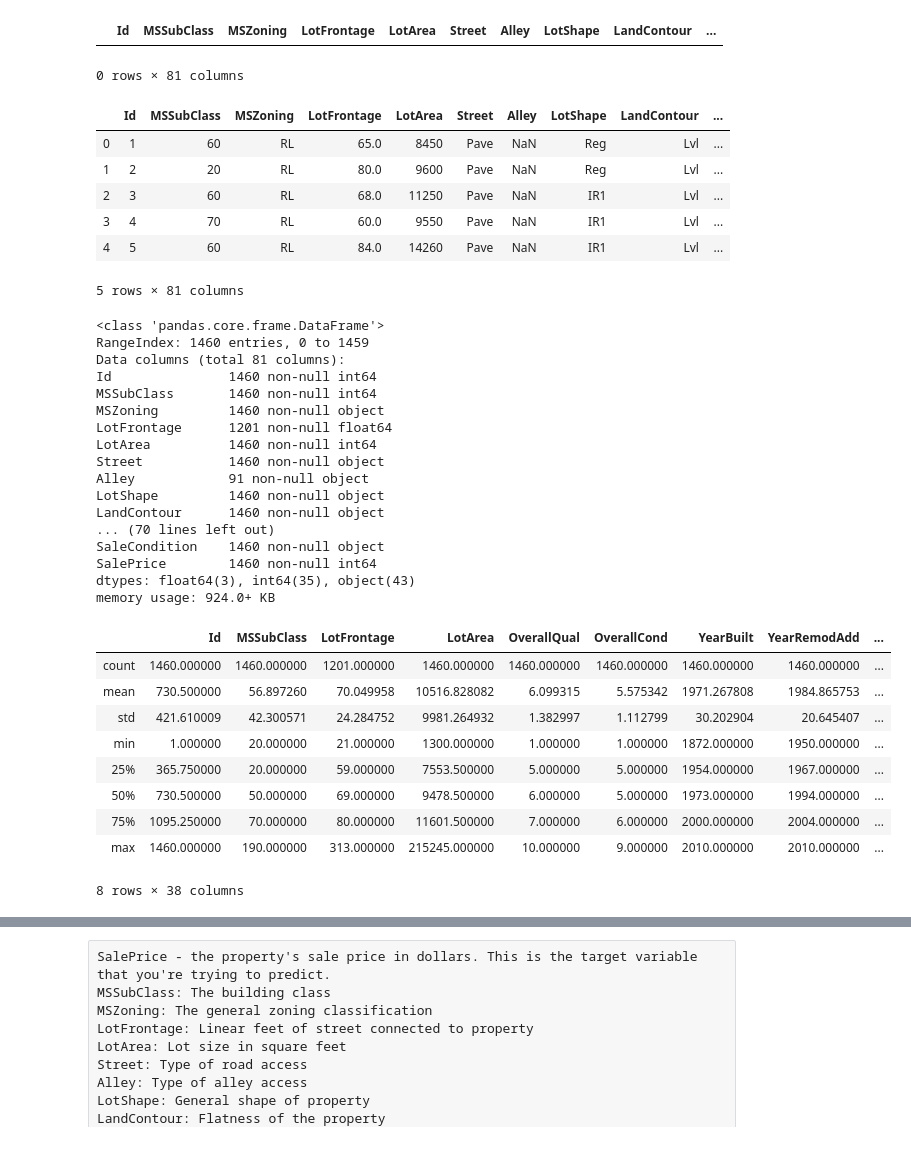
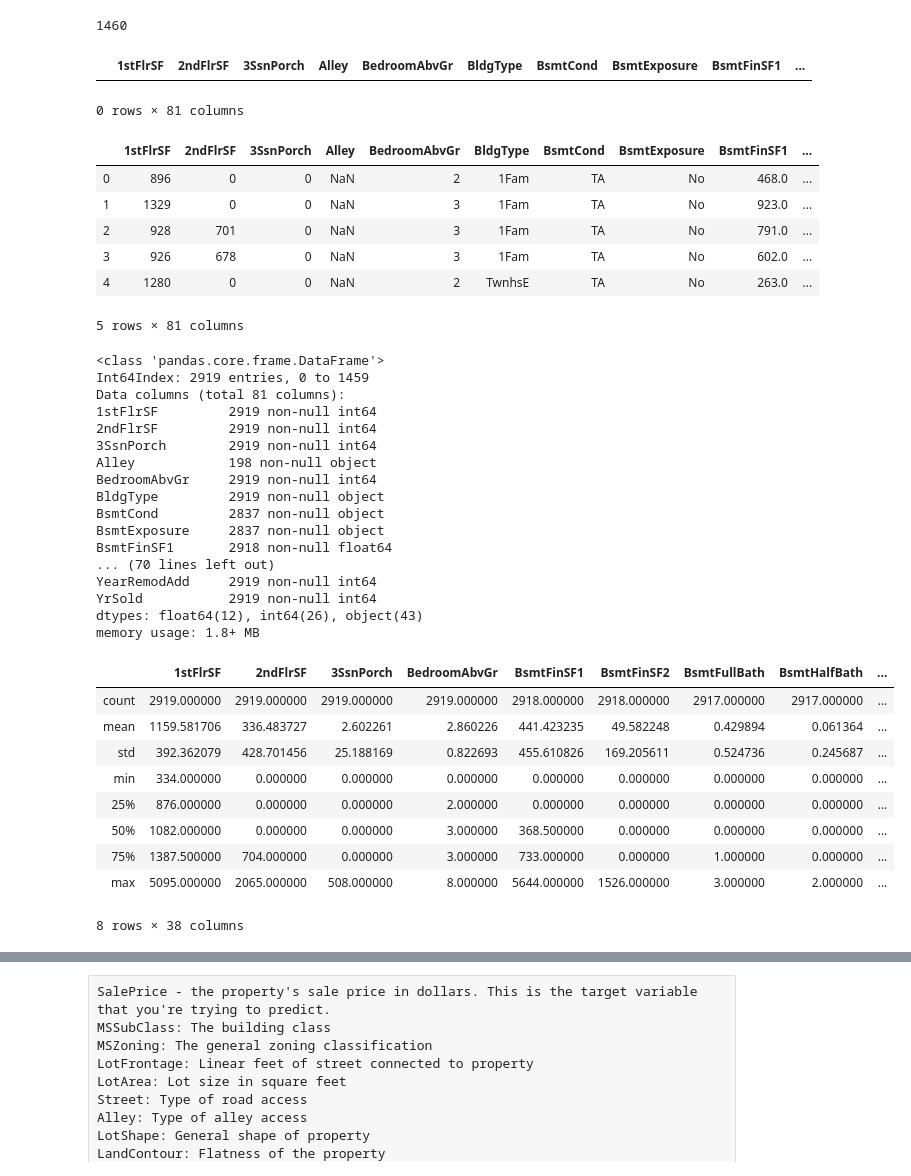
Before and after one commit to miamedra2/House-Prices, a Jupyter notebook: HackDay2.ipynb, the cells around one changed output, grey strips where cells are left out. Saved outputs shown, nothing was run; the diff lists cells and outputs as text; code cells hidden in the pictures.

```diff
--- a/HackDay2.ipynb
+++ b/HackDay2.ipynb
@@ -22,48 +25,54 @@ df_train = pd.read_csv("1533148642_train.csv")
+# %%
+Trainingdatasize
+# %% [output]
+1460
+# %%
+df = df_test.append(df_train)
 # %%
-df_train[df_train.duplicated() ==  True]
+df[df.duplicated() ==  True]
 # %% [output]
-|  | Id | MSSubClass | MSZoning | LotFrontage | LotArea | Street | Alley | LotShape | LandContour | ... |
+|  | 1stFlrSF | 2ndFlrSF | 3SsnPorch | Alley | BedroomAbvGr | BldgType | BsmtCond | BsmtExposure | BsmtFinSF1 | ... |
 0 rows × 81 columns
 # %%
-df_train.head()
+df.head()
 # %% [output]
-|  | Id | MSSubClass | MSZoning | LotFrontage | LotArea | Street | Alley | LotShape | LandContour | ... |
-| 0 | 1 | 60 | RL | 65.0 | 8450 | Pave | NaN | Reg | Lvl | ... |
-| 1 | 2 | 20 | RL | 80.0 | 9600 | Pave | NaN | Reg | Lvl | ... |
-| 2 | 3 | 60 | RL | 68.0 | 11250 | Pave | NaN | IR1 | Lvl | ... |
-| 3 | 4 | 70 | RL | 60.0 | 9550 | Pave | NaN | IR1 | Lvl | ... |
-| 4 | 5 | 60 | RL | 84.0 | 14260 | Pave | NaN | IR1 | Lvl | ... |
+|  | 1stFlrSF | 2ndFlrSF | 3SsnPorch | Alley | BedroomAbvGr | BldgType | BsmtCond | BsmtExposure | BsmtFinSF1 | ... |
+| 0 | 896 | 0 | 0 | NaN | 2 | 1Fam | TA | No | 468.0 | ... |
+| 1 | 1329 | 0 | 0 | NaN | 3 | 1Fam | TA | No | 923.0 | ... |
+| 2 | 928 | 701 | 0 | NaN | 3 | 1Fam | TA | No | 791.0 | ... |
+| 3 | 926 | 678 | 0 | NaN | 3 | 1Fam | TA | No | 602.0 | ... |
+| 4 | 1280 | 0 | 0 | NaN | 2 | TwnhsE | TA | No | 263.0 | ... |
 5 rows × 81 columns
 # %%
-df_train.info()
+df.info()
 # %% [output]
 <class 'pandas.core.frame.DataFrame'>
-RangeIndex: 1460 entries, 0 to 1459
+Int64Index: 2919 entries, 0 to 1459
 Data columns (total 81 columns):
-Id               1460 non-null int64
-MSSubClass       1460 non-null int64
-MSZoning         1460 non-null object
-LotFrontage      1201 non-null float64
-LotArea          1460 non-null int64
-Street           1460 non-null object
-Alley            91 non-null object
-LotShape         1460 non-null object
-LandContour      1460 non-null object
+1stFlrSF         2919 non-null int64
+2ndFlrSF         2919 non-null int64
+3SsnPorch        2919 non-null int64
+Alley            198 non-null object
+BedroomAbvGr     2919 non-null int64
+BldgType         2919 non-null object
+BsmtCond         2837 non-null object
+BsmtExposure     2837 non-null object
+BsmtFinSF1       2918 non-null float64
 ... (70 lines left out)
-SaleCondition    1460 non-null object
-SalePrice        1460 non-null int64
-dtypes: float64(3), int64(35), object(43)
-memory usage: 924.0+ KB
+YearRemodAdd     2919 non-null int64
+YrSold           2919 non-null int64
+dtypes: float64(12), int64(26), object(43)
+memory usage: 1.8+ MB
 # %%
-df_train.describe()
+df.describe()
 # %% [output]
-|  | Id | MSSubClass | LotFrontage | LotArea | OverallQual | OverallCond | YearBuilt | YearRemodAdd | ... |
-| count | 1460.000000 | 1460.000000 | 1201.000000 | 1460.000000 | 1460.000000 | 1460.000000 | 1460.000000 | 1460.000000 | ... |
-| mean | 730.500000 | 56.897260 | 70.049958 | 10516.828082 | 6.099315 | 5.575342 | 1971.267808 | 1984.865753 | ... |
-| std | 421.610009 | 42.300571 | 24.284752 | 9981.264932 | 1.382997 | 1.112799 | 30.202904 | 20.645407 | ... |
-| min | 1.000000 | 20.000000 | 21.000000 | 1300.000000 | 1.000000 | 1.000000 | 1872.000000 | 1950.000000 | ... |
-| 25% | 365.750000 | 20.000000 | 59.000000 | 7553.500000 | 5.000000 | 5.000000 | 1954.000000 | 1967.000000 | ... |
-| 50% | 730.500000 | 50.000000 | 69.000000 | 9478.500000 | 6.000000 | 5.000000 | 1973.000000 | 1994.000000 | ... |
-| 75% | 1095.250000 | 70.000000 | 80.000000 | 11601.500000 | 7.000000 | 6.000000 | 2000.000000 | 2004.000000 | ... |
-| max | 1460.000000 | 190.000000 | 313.000000 | 215245.000000 | 10.000000 | 9.000000 | 2010.000000 | 2010.000000 | ... |
+|  | 1stFlrSF | 2ndFlrSF | 3SsnPorch | BedroomAbvGr | BsmtFinSF1 | BsmtFinSF2 | BsmtFullBath | BsmtHalfBath | ... |
+| count | 2919.000000 | 2919.000000 | 2919.000000 | 2919.000000 | 2918.000000 | 2918.000000 | 2917.000000 | 2917.000000 | ... |
+| mean | 1159.581706 | 336.483727 | 2.602261 | 2.860226 | 441.423235 | 49.582248 | 0.429894 | 0.061364 | ... |
+| std | 392.362079 | 428.701456 | 25.188169 | 0.822693 | 455.610826 | 169.205611 | 0.524736 | 0.245687 | ... |
+| min | 334.000000 | 0.000000 | 0.000000 | 0.000000 | 0.000000 | 0.000000 | 0.000000 | 0.000000 | ... |
+| 25% | 876.000000 | 0.000000 | 0.000000 | 2.000000 | 0.000000 | 0.000000 | 0.000000 | 0.000000 | ... |
+| 50% | 1082.000000 | 0.000000 | 0.000000 | 3.000000 | 368.500000 | 0.000000 | 0.000000 | 0.000000 | ... |
+| 75% | 1387.500000 | 704.000000 | 0.000000 | 3.000000 | 733.000000 | 0.000000 | 1.000000 | 0.000000 | ... |
+| max | 5095.000000 | 2065.000000 | 508.000000 | 8.000000 | 5644.000000 | 1526.000000 | 3.000000 | 2.000000 | ... |
 8 rows × 38 columns
```
Also changed, not shown: parts of 33 cells of this notebook.
